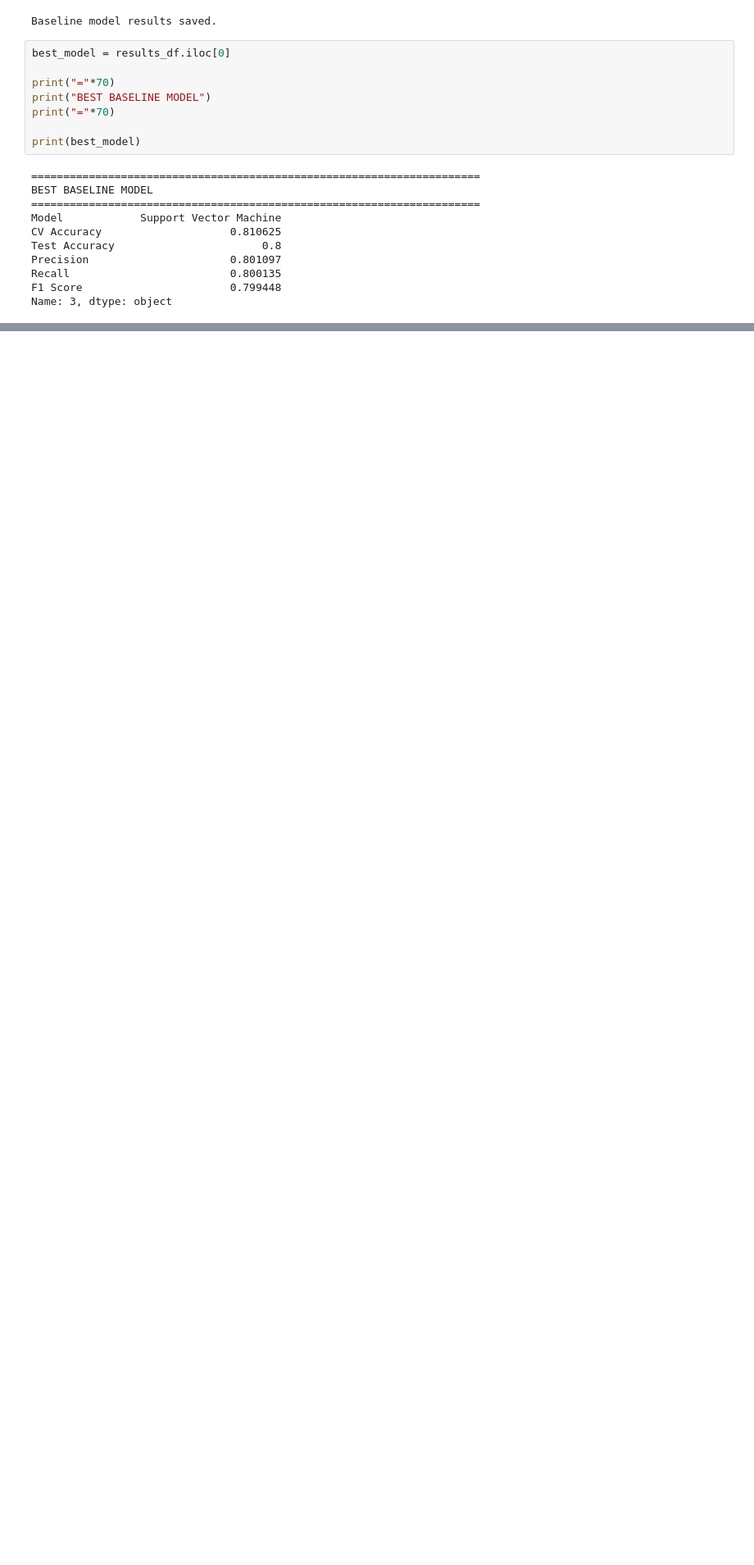
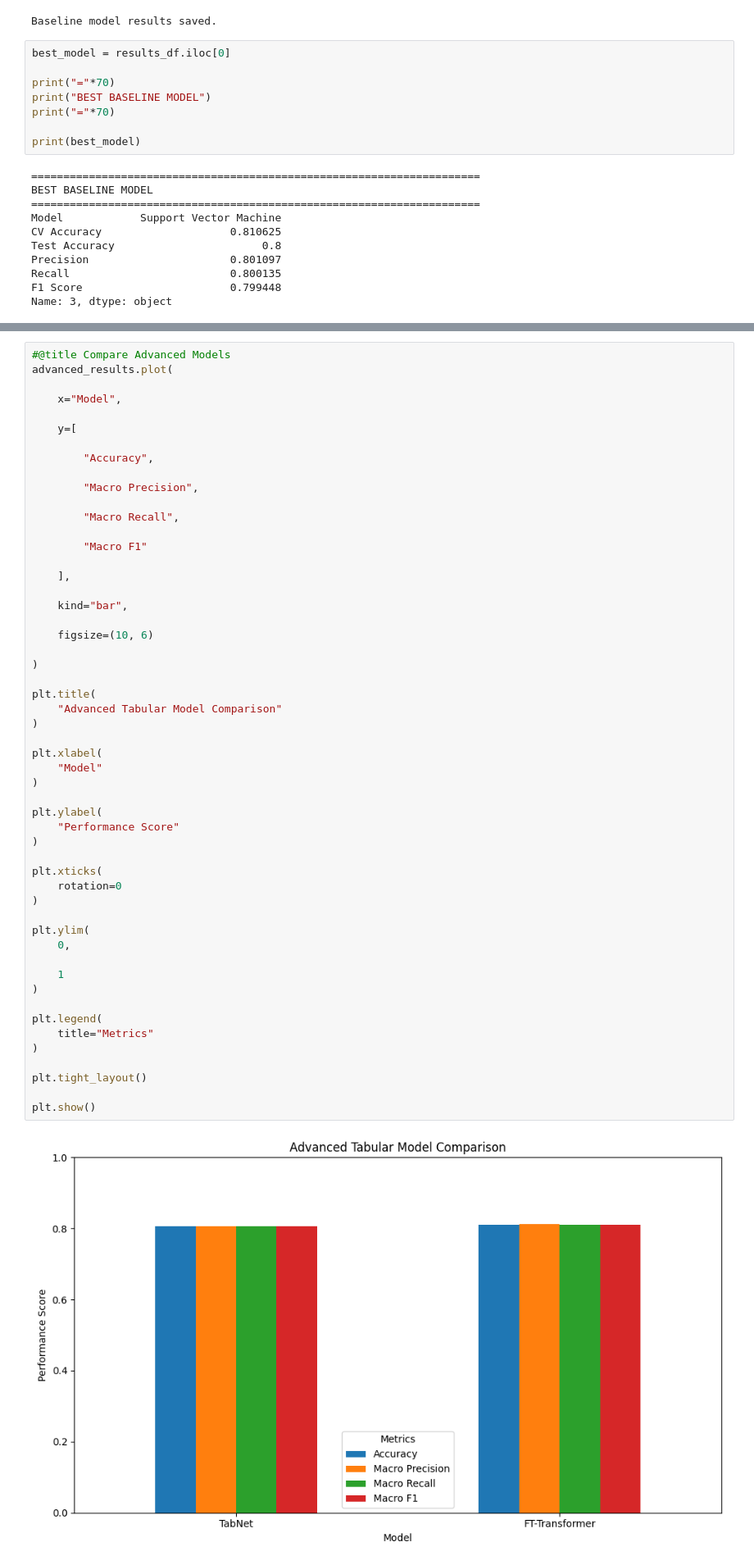
Before and after one commit to Sia0412/Flask-Mega, a Jupyter notebook: IOT_ecosystem.ipynb, the cells around one changed output, grey strips where cells are left out. Shown at 82% size. Drawn from its saved outputs; the diff is of its cells as text; blank space fills up the shorter version.

```diff
--- a/IOT_ecosystem.ipynb
+++ b/IOT_ecosystem.ipynb
@@ -2097,0 +2937,55 @@ Name: 3, dtype: object
+# %%
+#@title Compare Advanced Models
+advanced_results.plot(
+
+    x="Model",
+
+    y=[
+
+        "Accuracy",
+
+        "Macro Precision",
+
+        "Macro Recall",
+
+        "Macro F1"
+
+    ],
+
+    kind="bar",
+
+    figsize=(10, 6)
+
+)
+
+plt.title(
+    "Advanced Tabular Model Comparison"
+)
+
+plt.xlabel(
+    "Model"
+)
+
+plt.ylabel(
+    "Performance Score"
+)
+
+plt.xticks(
+    rotation=0
+)
+
+plt.ylim(
+    0,
+
+    1
+)
+
+plt.legend(
+    title="Metrics"
+)
+
+plt.tight_layout()
+
+plt.show()
+# %% [output]
+[figure, added]
```
Also changed, not shown: parts of 36 cells of this notebook.
